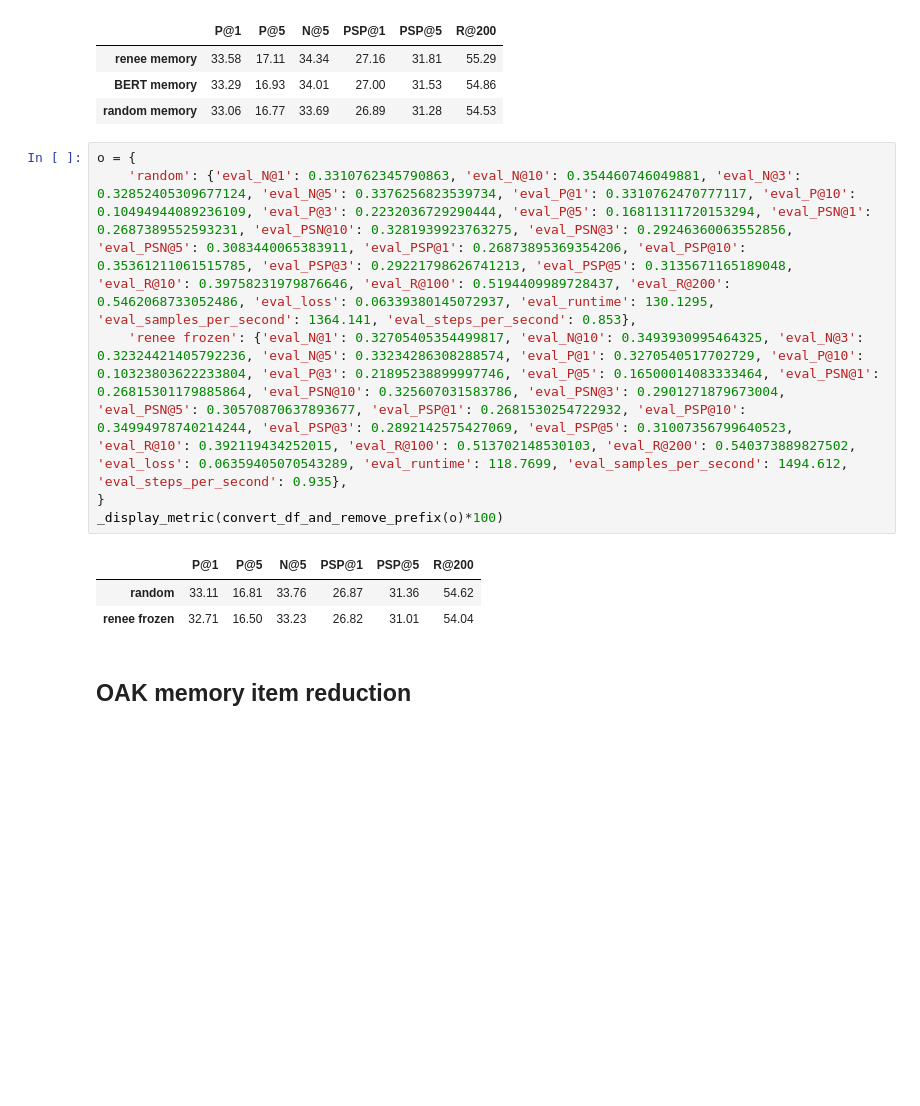
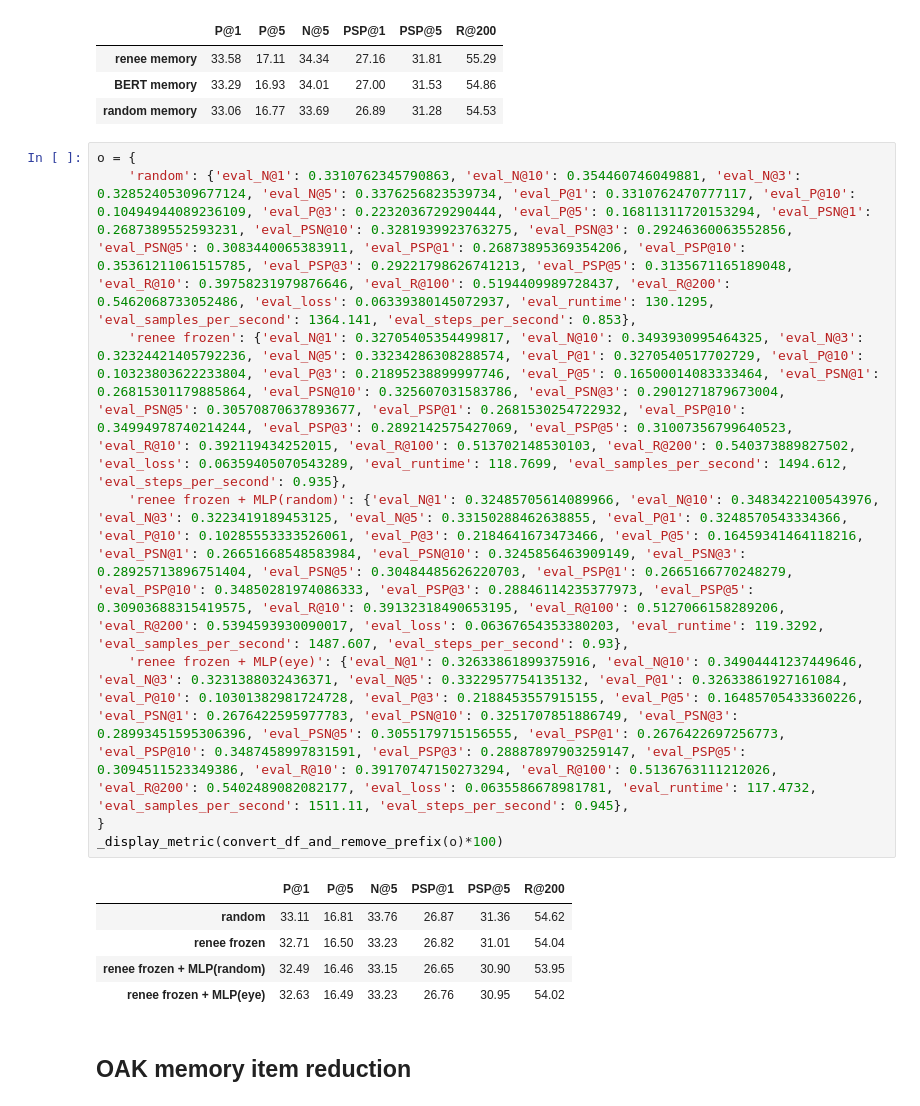
Before and after one commit to suchith720/medic, a Jupyter notebook: nbs/21_experiment-summary.ipynb, the cells around one changed output. Saved outputs shown, nothing was run; the diff lists cells and outputs as text; blank space fills up the shorter version.

```diff
--- a/nbs/21_experiment-summary.ipynb
+++ b/nbs/21_experiment-summary.ipynb
@@ -1651,13 +1666,17 @@ _display_metric(convert_df_and_remove_prefix(o)*100)
 # %%
 o = {
     'random': {'eval_N@1': 0.3310762345790863, 'eval_N@10': 0.354460746049881, 'eval_N@3': 0.32852405309677124, 'eval_N@5': 0.3376256823539734, 'eval_P@1': 0.3310762470777117, 'eval_P@10': 0.10494944089236109, 'eval_P@3': 0.2232036729290444, 'eval_P@5': 0.16811311720153294, 'eval_PSN@1': 0.2687389552593231, 'eval_PSN@10': 0.3281939923763275, 'eval_PSN@3': 0.29246360063552856, 'eval_PSN@5': 0.3083440065383911, 'eval_PSP@1': 0.26873895369354206, 'eval_PSP@10': 0.35361211061515785, 'eval_PSP@3': 0.29221798626741213, 'eval_PSP@5': 0.3135671165189048, 'eval_R@10': 0.39758231979876646, 'eval_R@100': 0.5194409989728437, 'eval_R@200': 0.5462068733052486, 'eval_loss': 0.06339380145072937, 'eval_runtime': 130.1295, 'eval_samples_per_second': 1364.141, 'eval_steps_per_second': 0.853},
     'renee frozen': {'eval_N@1': 0.32705405354499817, 'eval_N@10': 0.3493930995464325, 'eval_N@3': 0.32324421405792236, 'eval_N@5': 0.33234286308288574, 'eval_P@1': 0.3270540517702729, 'eval_P@10': 0.10323803622233804, 'eval_P@3': 0.21895238899997746, 'eval_P@5': 0.16500014083333464, 'eval_PSN@1': 0.26815301179885864, 'eval_PSN@10': 0.325607031583786, 'eval_PSN@3': 0.2901271879673004, 'eval_PSN@5': 0.30570870637893677, 'eval_PSP@1': 0.2681530254722932, 'eval_PSP@10': 0.34994978740214244, 'eval_PSP@3': 0.2892142575427069, 'eval_PSP@5': 0.31007356799640523, 'eval_R@10': 0.392119434252015, 'eval_R@100': 0.513702148530103, 'eval_R@200': 0.540373889827502, 'eval_loss': 0.06359405070543289, 'eval_runtime': 118.7699, 'eval_samples_per_second': 1494.612, 'eval_steps_per_second': 0.935},
+    'renee frozen + MLP(random)': {'eval_N@1': 0.32485705614089966, 'eval_N@10': 0.3483422100543976, 'eval_N@3': 0.3223419189453125, 'eval_N@5': 0.33150288462638855, 'eval_P@1': 0.3248570543334366, 'eval_P@10': 0.10285553333526061, 'eval_P@3': 0.2184641673473466, 'eval_P@5': 0.16459341464118216, 'eval_PSN@1': 0.26651668548583984, 'eval_PSN@10': 0.3245856463909149, 'eval_PSN@3': 0.28925713896751404, 'eval_PSN@5': 0.30484485626220703, 'eval_PSP@1': 0.2665166770248279, 'eval_PSP@10': 0.34850281974086333, 'eval_PSP@3': 0.28846114235377973, 'eval_PSP@5': 0.30903688315419575, 'eval_R@10': 0.39132318490653195, 'eval_R@100': 0.5127066158289206, 'eval_R@200': 0.5394593930090017, 'eval_loss': 0.06367654353380203, 'eval_runtime': 119.3292, 'eval_samples_per_second': 1487.607, 'eval_steps_per_second': 0.93},
+    'renee frozen + MLP(eye)': {'eval_N@1': 0.32633861899375916, 'eval_N@10': 0.34904441237449646, 'eval_N@3': 0.3231388032436371, 'eval_N@5': 0.3322957754135132, 'eval_P@1': 0.32633861927161084, 'eval_P@10': 0.10301382981724728, 'eval_P@3': 0.2188453557915155, 'eval_P@5': 0.16485705433360226, 'eval_PSN@1': 0.2676422595977783, 'eval_PSN@10': 0.3251707851886749, 'eval_PSN@3': 0.28993451595306396, 'eval_PSN@5': 0.3055179715156555, 'eval_PSP@1': 0.2676422697256773, 'eval_PSP@10': 0.3487458997831591, 'eval_PSP@3': 0.28887897903259147, 'eval_PSP@5': 0.3094511523349386, 'eval_R@10': 0.39170747150273294, 'eval_R@100': 0.5136763111212026, 'eval_R@200': 0.5402489082082177, 'eval_loss': 0.0635586678981781, 'eval_runtime': 117.4732, 'eval_samples_per_second': 1511.11, 'eval_steps_per_second': 0.945},
 }
 _display_metric(convert_df_and_remove_prefix(o)*100)
 # %% [output]
 |  | P@1 | P@5 | N@5 | PSP@1 | PSP@5 | R@200 |
 | random | 33.11 | 16.81 | 33.76 | 26.87 | 31.36 | 54.62 |
 | renee frozen | 32.71 | 16.50 | 33.23 | 26.82 | 31.01 | 54.04 |
+| renee frozen + MLP(random) | 32.49 | 16.46 | 33.15 | 26.65 | 30.90 | 53.95 |
+| renee frozen + MLP(eye) | 32.63 | 16.49 | 33.23 | 26.76 | 30.95 | 54.02 |
 # %% [markdown]
 ## OAK memory item reduction
 # %%
```
Also changed, not shown: parts of 6 cells of this notebook, 21 other files.
